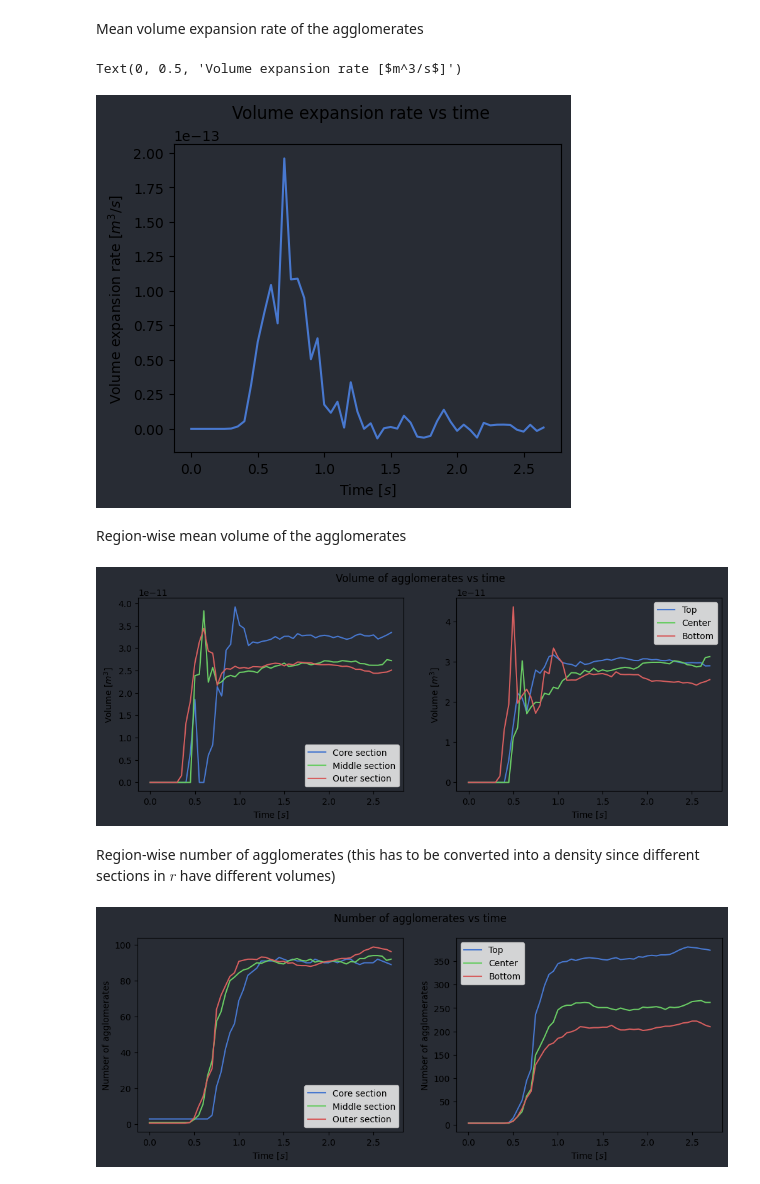
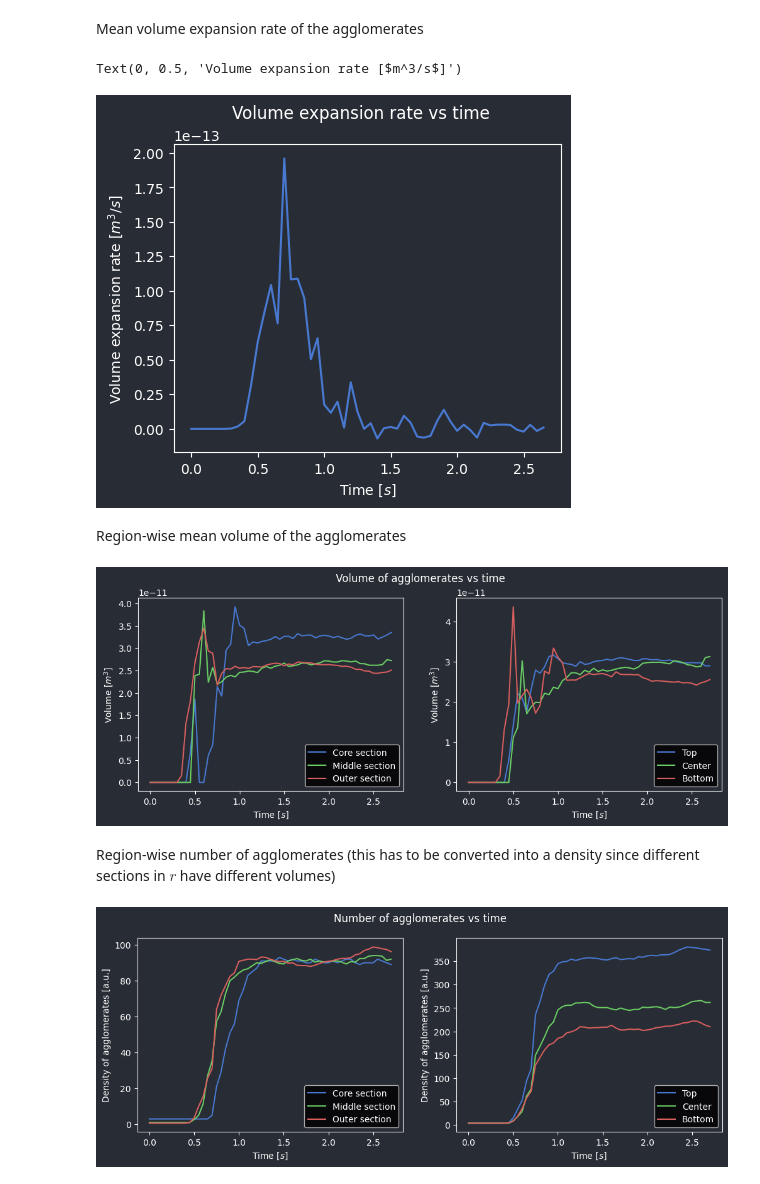
Before and after one commit to venturellimatteo/fasttomo, a Jupyter notebook: memmap/visualization.ipynb, the cells around one changed output. Drawn from its saved outputs; the diff is of its cells as text; code cells hidden in the pictures.

```diff
--- a/memmap/visualization.ipynb
+++ b/memmap/visualization.ipynb
@@ -69,4 +73,5 @@ for a in array_list:
 # %%
+plt.style.use('dark_background')
 plt.style.use('seaborn-v0_8-muted')
 time_axis = np.arange(position.shape[0])/20
 # %% [markdown]
@@ -114,7 +119,7 @@ ax.set_xlabel('Time [$s$]')
 ax.set_ylabel('Volume expansion rate [$m^3/s$]')
 # %% [output]
 Text(0, 0.5, 'Volume expansion rate [$m^3/s$]')
-[figure, old version]
+[figure, new version]
 # %% [markdown]
 Region-wise mean volume of the agglomerates
 # %%
@@ -133,34 +138,34 @@ ax.plot(time_axis, np.mean(avg_volume[:,2,:], axis=1), label='Bottom')
 
 for ax in axs:
     ax.set_facecolor('#282C34')
-    ax.legend()
+    ax.legend(loc='lower right')
     ax.set_xlabel('Time [$s$]')
     ax.set_ylabel('Volume [$m^3$]')
 # %% [output]
-[figure, old version]
+[figure, new version]
 # %% [markdown]
 Region-wise number of agglomerates (this has to be converted into a density since different sections in $r$ have different volumes)
 # %%
 fig, axs = plt.subplots(1, 2, figsize=(12, 4), facecolor='#282C34')
 fig.suptitle('Number of agglomerates vs time')
 
 ax = axs[0]
 ax.plot(time_axis, np.sum(agg_number[:,:,0], axis=1), label='Core section')
 ax.plot(time_axis, np.sum(agg_number[:,:,1]/3, axis=1), label='Middle section') # 3 is the multiplication factor to take into account to evaluate the density of middle section
 ax.plot(time_axis, np.sum(agg_number[:,:,2]/5, axis=1), label='Outer section')  # 3 is the multiplication factor to take into account to evaluate the density of external section
 
 ax = axs[1]
 ax.plot(time_axis, np.sum(agg_number[:,0,:], axis=1), label='Top')
 ax.plot(time_axis, np.sum(agg_number[:,1,:], axis=1), label='Center')
 ax.plot(time_axis, np.sum(agg_number[:,2,:], axis=1), label='Bottom')
 
 for ax in axs:
     ax.set_facecolor('#282C34')
-    ax.legend()
+    ax.legend(loc='lower right')
     ax.set_xlabel('Time [$s$]')
-    ax.set_ylabel('Number of agglomerates')
+    ax.set_ylabel('Density of agglomerates [a.u.]')
 # %% [output]
-[figure, old version]
+[figure, new version]
 # %%
 # x_ratio, y_ratio, z_ratio, v_ratio, t_ratio, radius = mf.find_ratio(hypervolume_mask, exp)
 # %%
```
Also changed, not shown: parts of 15 cells of this notebook, 2 other files.
